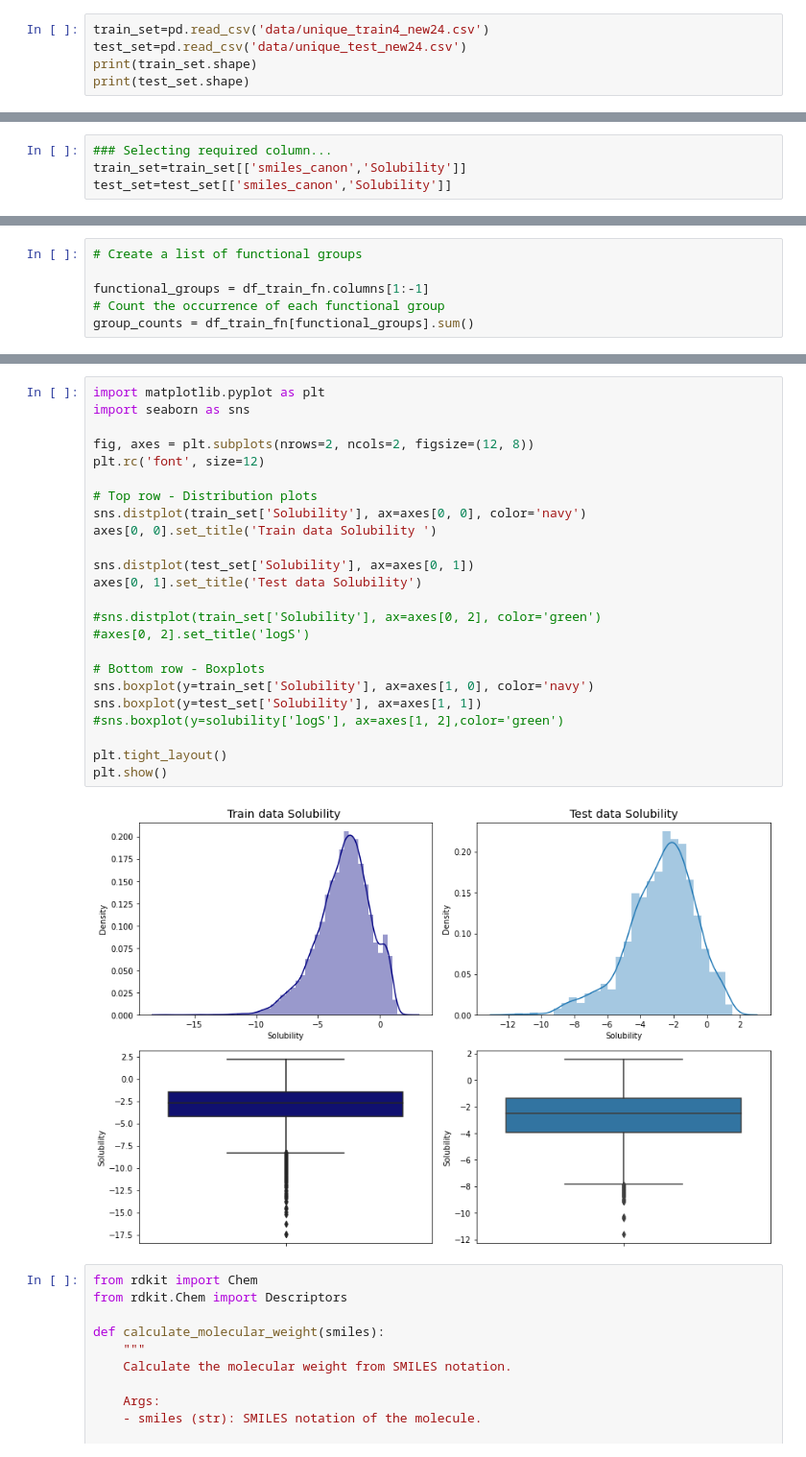
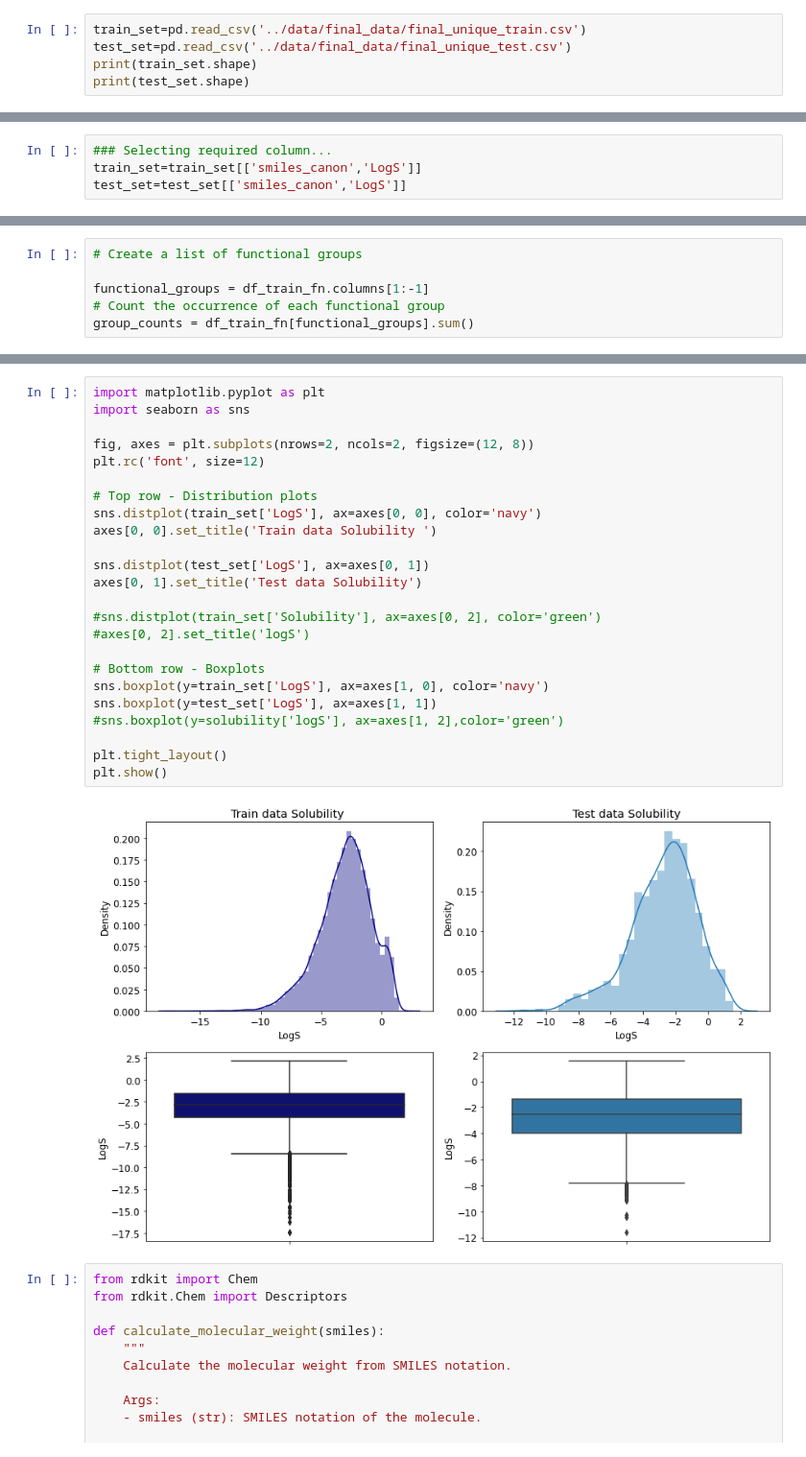
Before and after one commit to ComPlat/water-solubility-prediction, a Jupyter notebook: Notebook/feature_engineered_analysis.ipynb, the cells around one changed output, grey strips where cells are left out. Shown at 96% size. Saved outputs shown, nothing was run; the diff lists cells and outputs as text.

```diff
--- a/Notebook/feature_engineered_analysis.ipynb
+++ b/Notebook/feature_engineered_analysis.ipynb
@@ -33,8 +33,8 @@ from rdkit.Chem import Lipinski
 from rdkit.Chem import Crippen
 import numpy as np
 # %%
-train_set=pd.read_csv('data/unique_train4_new24.csv')
-test_set=pd.read_csv('data/unique_test_new24.csv')
+train_set=pd.read_csv('../data/final_data/final_unique_train.csv')
+test_set=pd.read_csv('../data/final_data/final_unique_test.csv')
 print(train_set.shape)
 print(test_set.shape)
 # %% [output]
@@ -43,7 +43,7 @@ print(test_set.shape)
 # %%
 ### Selecting required column...
-train_set=train_set[['smiles_canon','Solubility']]
-test_set=test_set[['smiles_canon','Solubility']]
+train_set=train_set[['smiles_canon','LogS']]
+test_set=test_set[['smiles_canon','LogS']]
 # %%
 ### Taking out the smiles from dataset
 smiles_train=train_set.smiles_canon
@@ -208,29 +204,29 @@ plt.show()
 # %%
 import matplotlib.pyplot as plt
 import seaborn as sns
 
 fig, axes = plt.subplots(nrows=2, ncols=2, figsize=(12, 8))
 plt.rc('font', size=12)
 
 # Top row - Distribution plots
-sns.distplot(train_set['Solubility'], ax=axes[0, 0], color='navy')
+sns.distplot(train_set['LogS'], ax=axes[0, 0], color='navy')
 axes[0, 0].set_title('Train data Solubility ')
 
-sns.distplot(test_set['Solubility'], ax=axes[0, 1])
+sns.distplot(test_set['LogS'], ax=axes[0, 1])
 axes[0, 1].set_title('Test data Solubility')
 
 #sns.distplot(train_set['Solubility'], ax=axes[0, 2], color='green')
 #axes[0, 2].set_title('logS')
 
 # Bottom row - Boxplots
-sns.boxplot(y=train_set['Solubility'], ax=axes[1, 0], color='navy')
-sns.boxplot(y=test_set['Solubility'], ax=axes[1, 1])
+sns.boxplot(y=train_set['LogS'], ax=axes[1, 0], color='navy')
+sns.boxplot(y=test_set['LogS'], ax=axes[1, 1])
 #sns.boxplot(y=solubility['logS'], ax=axes[1, 2],color='green')
 
 plt.tight_layout()
 plt.show()
 # %% [output]
-[figure, old version]
+[figure, new version]
 # %%
 from rdkit import Chem
 from rdkit.Chem import Descriptors
```
Also changed, not shown: parts of 17 cells of this notebook, 5 other files.
